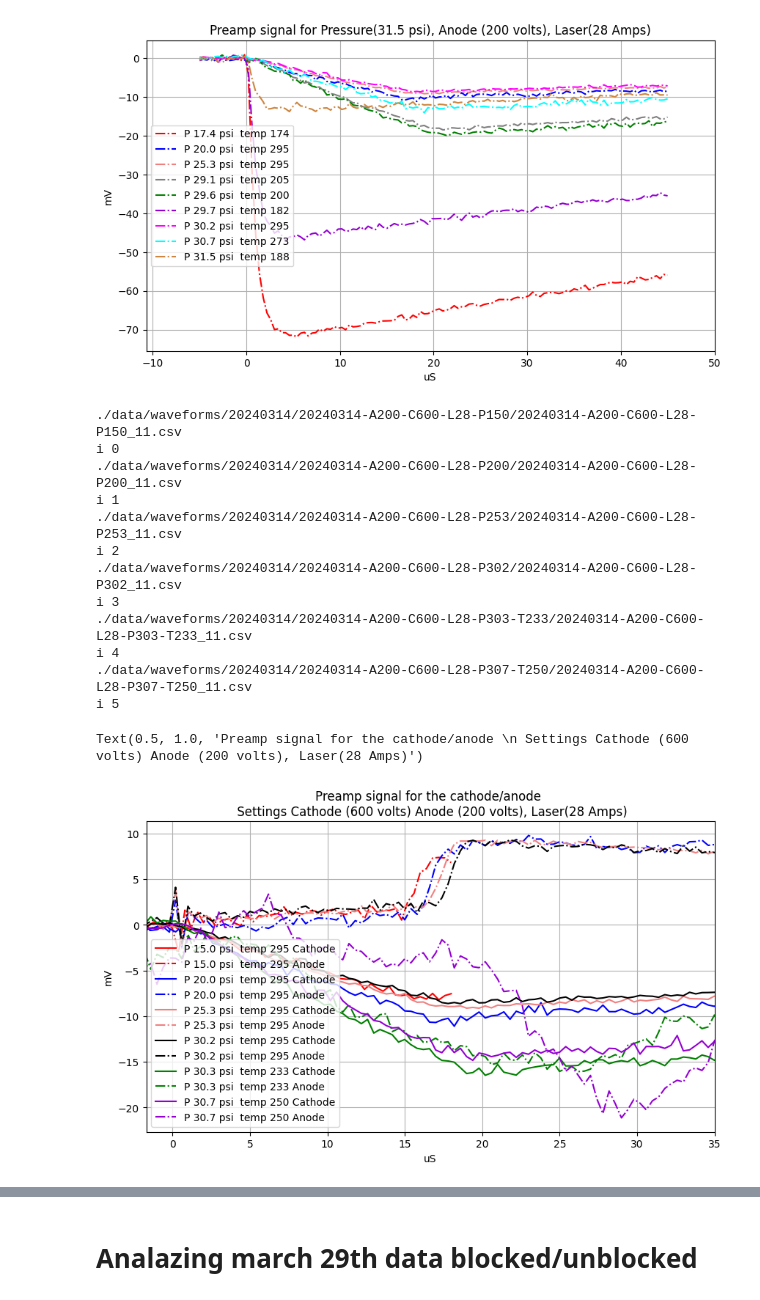
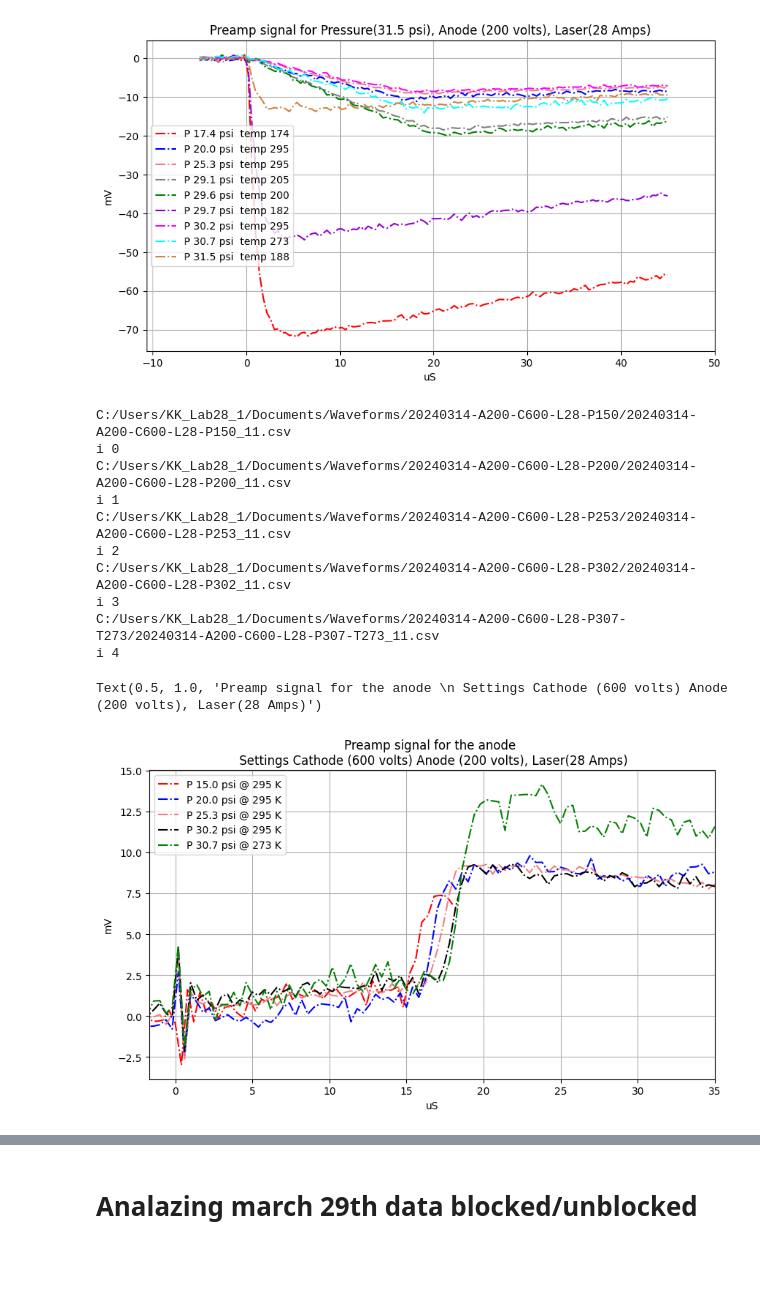
Before and after one commit to jbane11/nexo, a Jupyter notebook: Lab028/osci/osci_analysis.v2.ipynb, the cells around one changed output, grey strips where cells are left out. Drawn from its saved outputs; the diff is of its cells as text; code cells hidden in the pictures; blank space fills up the shorter version.

```diff
--- a/Lab028/osci/osci_analysis.v2.ipynb
+++ b/Lab028/osci/osci_analysis.v2.ipynb
@@ -16,7 +16,7 @@ from scipy.fft import fft, rfft, irfft,ifft,fftfreq
 #The key words and argument names will need to be change if anything changes in the naming
 argumentlist= ["L","A","C","G","P","T","noise"]
 argmuentname= ["Laser","Anode","Cathode","Grid","Pressure","Temperature","noise"]
-def find_arg_waveforms(filename=fname):
+def find_arg_waveforms(fname):
     fulfilename=fname
     filename=fulfilename[fulfilename.rfind("/")+1:]
     #print(filename)
@@ -226,7 +227,7 @@ waveform_path="./data/waveforms/%s"%(str(waveform_date))
 
 
 Runs=[]
-def grab_waveform_avg(base_name=name,):
+def grab_waveform_avg(base_name):
 #if 1==1:
 #    print(waveform_path)
     dirlist = glob.glob(waveform_path+"/*")
@@ -1248,22 +1264,18 @@ plt.ylim(0,125)
 fig, plots = plt.subplots(1, 1, figsize=(10,5.5))
 
 date=20240311
-flist = glob.glob("./data/waveforms/%s/*"%(date))
+flist = glob.glob("%s%s*"%(path,date))
 #print(flist)
 last_ypos=0
 #P=[0.99,1.3,2.0,2.7,3.5,5]
 
 colors=["r","blue","lightcoral","black","green","darkviolet"]
-
+print(len(flist), "# of files to analayze")
 for i,subdir in enumerate(flist):
 
     if i <= 4:
         print(i)
         #continue
-
-
-
-
     fname=glob.glob(subdir+"/*")[-1]
     fname=fname.replace("\\","/")
     print(fname)
@@ -1295,13 +1307,13 @@ for i,subdir in enumerate(flist):
     plt.text(xpos,ypos,label,color=colors[i], size=10,ha="left")
     last_ypos=ypos
 
-DF_13=DF_old[4]
-DF_27=DF_old[5]
-DF=DF_13[:-16000:100]
+#DF_13=DF_old[4]
+#DF_27=DF_old[5]
+#DF=DF_13[:-16000:100]
 #plt.errorbar(x=DF["Time"],y=DF["average(B)"]-DF["average(B)"].loc[0], color="blue",fmt="-.")
 #plt.text(15,15,"Thrus: 1.3 psi",color="blue", size=10,ha="left")
 
-DF=DF_27[:-16000:100]
+#DF=DF_27[:-16000:100]
 #plt.errorbar(x=DF["Time"],y=DF["average(B)"]-DF["average(B)"].loc[0],            color="black",fmt="-.")
 #plt.text(15,5,"Thurs 2.7 psi",color="black", size=10,ha="left")
 
@@ -1323,7 +1358,7 @@ plt.title("Preamp signal for Pressure(%s psi), Anode (%s volts), Laser(%s Amps)"
 fig, plots = plt.subplots(1, 1, figsize=(10,5.5))
 
 date=20240312
-flist = glob.glob("./data/waveforms/%s/*C500*"%(date))
+flist = glob.glob("%s%s*C500*"%(path,date))
 print(flist)
 channel_names=["Time" ,"Trigger","Anode_Preamp","Cathode_Preamp","Average_Cathode_Preamp","Average_Anode_Preamp"]
 
@@ -1371,8 +1406,8 @@ for i,subdir in enumerate(flist):
     if info["Cathode"] == "700":
         ypos=ypos
 
-    print(abs(ypos-last_pos) )
-    if abs(ypos-last_pos) < 1:
+    print(abs(ypos-last_ypos) )
+    if abs(ypos-last_ypos) < 1:
         ypos=ypos-2
     #print(xpos)
     if info["Cathode"] == "500":
@@ -1383,13 +1418,13 @@ for i,subdir in enumerate(flist):
     last_ypos=ypos
 
 
-DF_13=DF_old[4]
-DF_27=DF_old[5]
-DF=DF_13[:-16000:100]
+#DF_13=DF_old[4]
+#DF_27=DF_old[5]
+#DF=DF_13[:-16000:100]
 #plt.errorbar(x=DF["Time"],y=DF["average(B)"]-DF["average(B)"].loc[0], color="blue",fmt="-.")
 #plt.text(15,15,"Thrus: 1.3 psi",color="blue", size=10,ha="left")
 
-DF=DF_27[:-16000:100]
+#DF=DF_27[:-16000:100]
 #plt.errorbar(x=DF["Time"],y=DF["average(B)"]-DF["average(B)"].loc[0],            color="black",fmt="-.")
 #plt.text(15,5,"Thurs 2.7 psi",color="black", size=10,ha="left")
 plt.text(6,-13,"Cathode Signal")
@@ -1986,7 +2033,7 @@ Text(0.5, 1.0, 'Preamp signal for Pressure(31.5 psi), Anode (200 volts), Laser(2
 fig, plots = plt.subplots(1, 1, figsize=(10,5.5))
 
 date=20240314
-flist = glob.glob("./data/waveforms/%s/**"%(date))
+flist = glob.glob("%s%s*"%(path,date))
 
 channel_names=["Time" ,"Trigger","Anode_Preamp","Cathode_Preamp","Average_Anode_Preamp","Average_Cathode_Preamp"]
 
@@ -2041,7 +2088,7 @@ for j,subdir in enumerate(flist):
     #print(fname)
 
     cpos=fname.find("C")
-    label="P %s psi  temp %s"%(info["Pressure"],info["Temperature"])
+    label="P %s psi @ %s K"%(info["Pressure"],info["Temperature"])
 
     DF=pd.read_csv(fname,skiprows=[0,1],names=channel_names)
     #print(DF)
@@ -2066,8 +2113,8 @@ for j,subdir in enumerate(flist):
     offset_norm_cathode =np.average(DFtemp["Average_Cathode_Preamp"][:100])
     offset_norm_anode   =np.average(DFtemp["Average_Anode_Preamp"][:100])
     print("i",i)
-    plt.errorbar(x=DF["Time"],y=DF["Average_Cathode_Preamp"]-offset_norm_cathode,color=colors[i],label=label+" Cathode")
-    plt.errorbar(x=DF["Time"],y=DF["Average_Anode_Preamp"]-offset_norm_anode, fmt="-.",color=colors[i],label=label+" Anode")
+    #plt.errorbar(x=DF["Time"],y=DF["Average_Cathode_Preamp"]-offset_norm_cathode,color=colors[i],label=label+" Cathode")
+    plt.errorbar(x=DF["Time"],y=DF["Average_Anode_Preamp"]-offset_norm_anode, fmt="-.",color=colors[i],label=label)
 
     #ypos=DF["Average_Cathode_Preamp"].loc[4500]-DF["Average_Cathode_Preamp"].iloc[0]#=max(DF["average(B)"]-DF["average(B)"].loc[0])
 
@@ -2093,43 +2140,41 @@ for j,subdir in enumerate(flist):
 
 #DF_13=DF_old[4]
 #DF_27=DF_old[5]
 #DF=DF_13[:-16000:100]
 #plt.errorbar(x=DF["Time"],y=DF["average(B)"]-DF["average(B)"].loc[0], color="blue",fmt="-.")
 #plt.text(15,15,"Thrus: 1.3 psi",color="blue", size=10,ha="left")
 
 #DF=DF_27[:-16000:100]
 #plt.errorbar(x=DF["Time"],y=DF["average(B)"]-DF["average(B)"].loc[0],            color="black",fmt="-.")
 #plt.text(15,5,"Thurs 2.7 psi",color="black", size=10,ha="left")
 #plt.text(6,-7,"Cathode Signal")
 #plt.text(6,6,"Anode Signal")
 
 
 
 
 plt.grid()
 plt.ylabel("mV")
 plt.xlabel("uS")
 plt.xlim(-1.7,35)
 plt.legend()
-plt.title("Preamp signal for the cathode/anode \n Settings Cathode (%s volts) Anode (%s volts), Laser(%s Amps)"%(info["Cathode"],info["Anode"],info["Laser"]))
+plt.title("Preamp signal for the anode \n Settings Cathode (%s volts) Anode (%s volts), Laser(%s Amps)"%(info["Cathode"],info["Anode"],info["Laser"]))
 #plt.yscale("log")
 
 #plt.ylim(-50,52)
 # %% [output]
-./data/waveforms/20240314/20240314-A200-C600-L28-P150/20240314-A200-C600-L28-P150_11.csv
+C:/Users/KK_Lab28_1/Documents/Waveforms/20240314-A200-C600-L28-P150/20240314-A200-C600-L28-P150_11.csv
 i 0
-./data/waveforms/20240314/20240314-A200-C600-L28-P200/20240314-A200-C600-L28-P200_11.csv
+C:/Users/KK_Lab28_1/Documents/Waveforms/20240314-A200-C600-L28-P200/20240314-A200-C600-L28-P200_11.csv
 i 1
-./data/waveforms/20240314/20240314-A200-C600-L28-P253/20240314-A200-C600-L28-P253_11.csv
+C:/Users/KK_Lab28_1/Documents/Waveforms/20240314-A200-C600-L28-P253/20240314-A200-C600-L28-P253_11.csv
 i 2
-./data/waveforms/20240314/20240314-A200-C600-L28-P302/20240314-A200-C600-L28-P302_11.csv
+C:/Users/KK_Lab28_1/Documents/Waveforms/20240314-A200-C600-L28-P302/20240314-A200-C600-L28-P302_11.csv
 i 3
-./data/waveforms/20240314/20240314-A200-C600-L28-P303-T233/20240314-A200-C600-L28-P303-T233_11.csv
+C:/Users/KK_Lab28_1/Documents/Waveforms/20240314-A200-C600-L28-P307-T273/20240314-A200-C600-L28-P307-T273_11.csv
 i 4
-./data/waveforms/20240314/20240314-A200-C600-L28-P307-T250/20240314-A200-C600-L28-P307-T250_11.csv
-i 5
-Text(0.5, 1.0, 'Preamp signal for the cathode/anode \n Settings Cathode (600 volts) Anode (200 volts), Laser(28 Amps)')
+Text(0.5, 1.0, 'Preamp signal for the anode \n Settings Cathode (600 volts) Anode (200 volts), Laser(28 Amps)')
-[figure, old version]
+[figure, new version]
 # %%
 date=20240314
 flist = glob.glob("./data/waveforms/%s/**"%(date))
```
Also changed, not shown: parts of 14 cells of this notebook, 5 other files.
